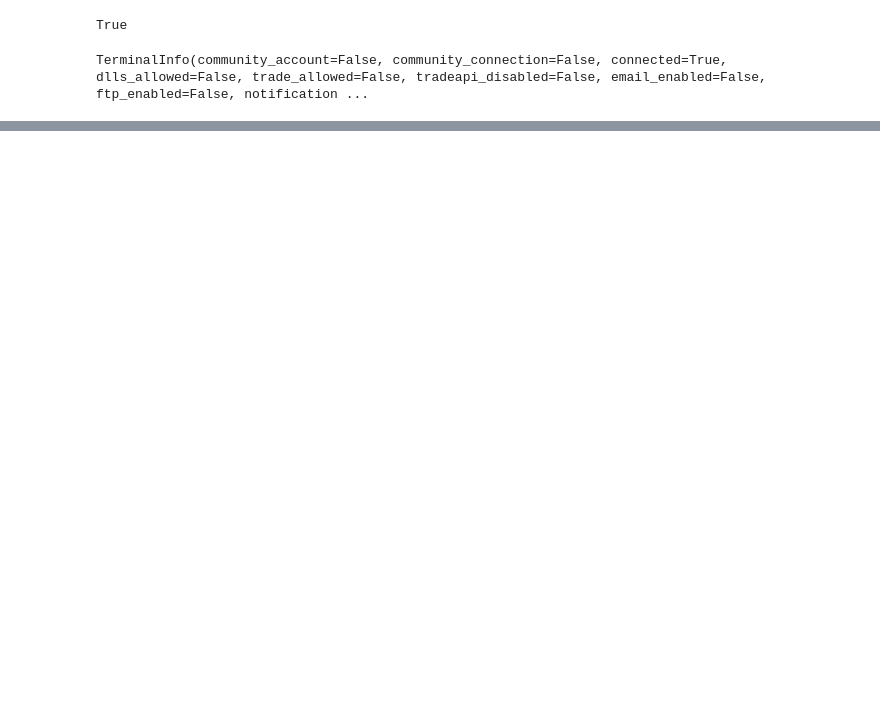
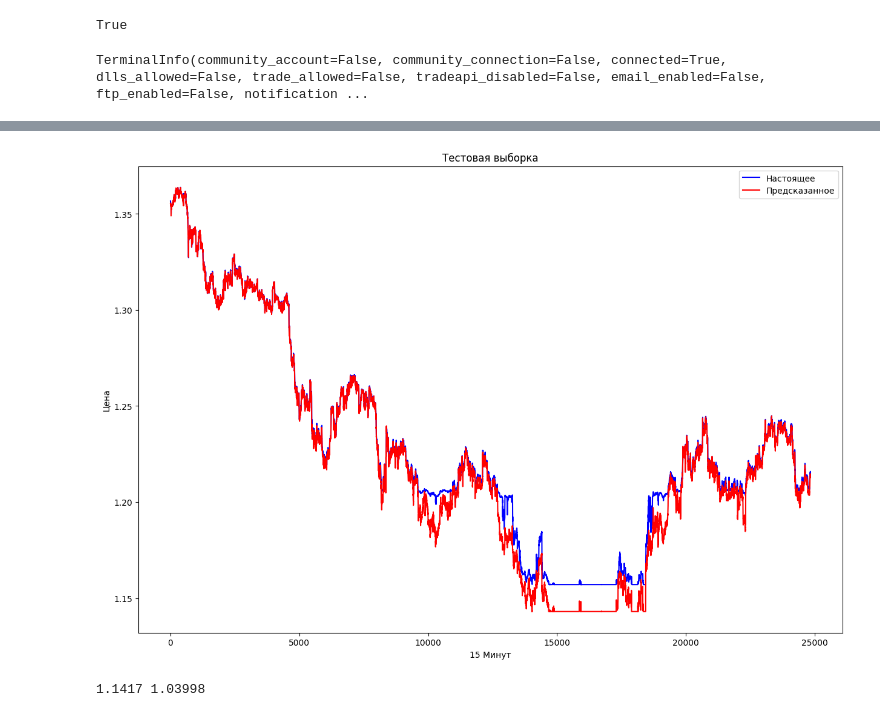
Before and after one commit to dokka-bae/tasks, a Jupyter notebook: task_6/data_processing.ipynb, the cells around one changed output, grey strips where cells are left out. Cells and saved outputs as stored; diff of their text form; code cells hidden in the pictures; blank space fills up the shorter version.

```diff
--- a/task_6/data_processing.ipynb
+++ b/task_6/data_processing.ipynb
@@ -267,2 +212,0 @@ model_2 = tf.keras.models.load_model('model_2')
-# %%
-y_test = scaler.inverse_transform(y_test)
@@ -318,0 +236,4 @@ plt.show()
+# %%
+model = tf.keras.models.load_model('model_15m_cp')
+# %%
+y_pred = model.predict(x_test)
@@ -318,0 +242,6 @@ plt.show()
+# %%
+y_test = y_test.reshape(-1,1)
+print('MAE до обратного масштабирования: ', abs(y_pred-y_test).mean())
+y_test_unscaled = scaler_close.inverse_transform(y_test)
+y_pred_unscaled = scaler_close.inverse_transform(y_pred)
+print('MAE после обратного масштабирования: ', abs(y_pred_unscaled-y_test_unscaled).mean())
@@ -318,0 +264,15 @@ plt.show()
+# %%
+plt.figure(figsize=(15,10))
+plt.title('Тестовая выборка')
+plt.plot(y_pred_unscaled, color = 'b', label = 'Настоящее')
+plt.plot(y_test_unscaled, color = 'r', label = 'Предсказанное')
+plt.xlabel("15 Минут")
+plt.ylabel("Цена")
+plt.legend()
+plt.show()
+# %% [output]
+[figure, added]
+# %%
+print(train_data.min(),test_data.min())
+# %% [output]
+1.1417 1.03998
```
Also changed, not shown: parts of 87 cells of this notebook, 25 other files.
